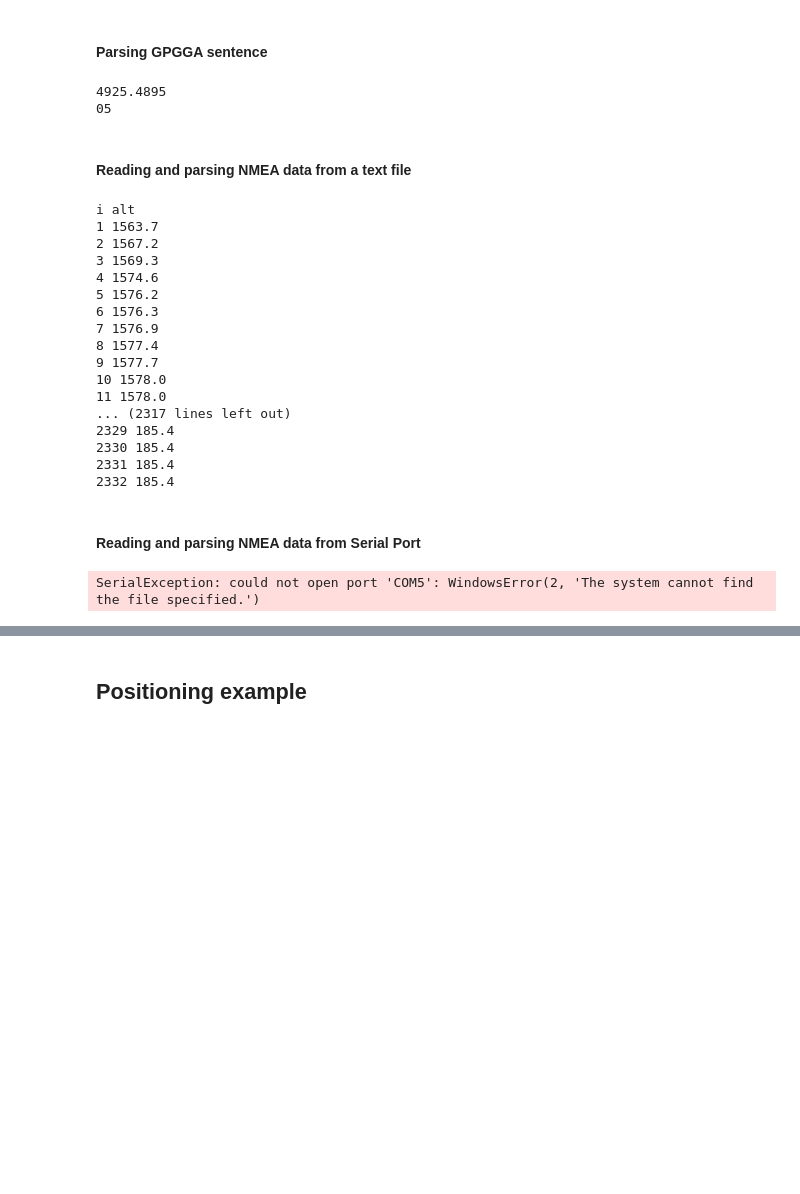
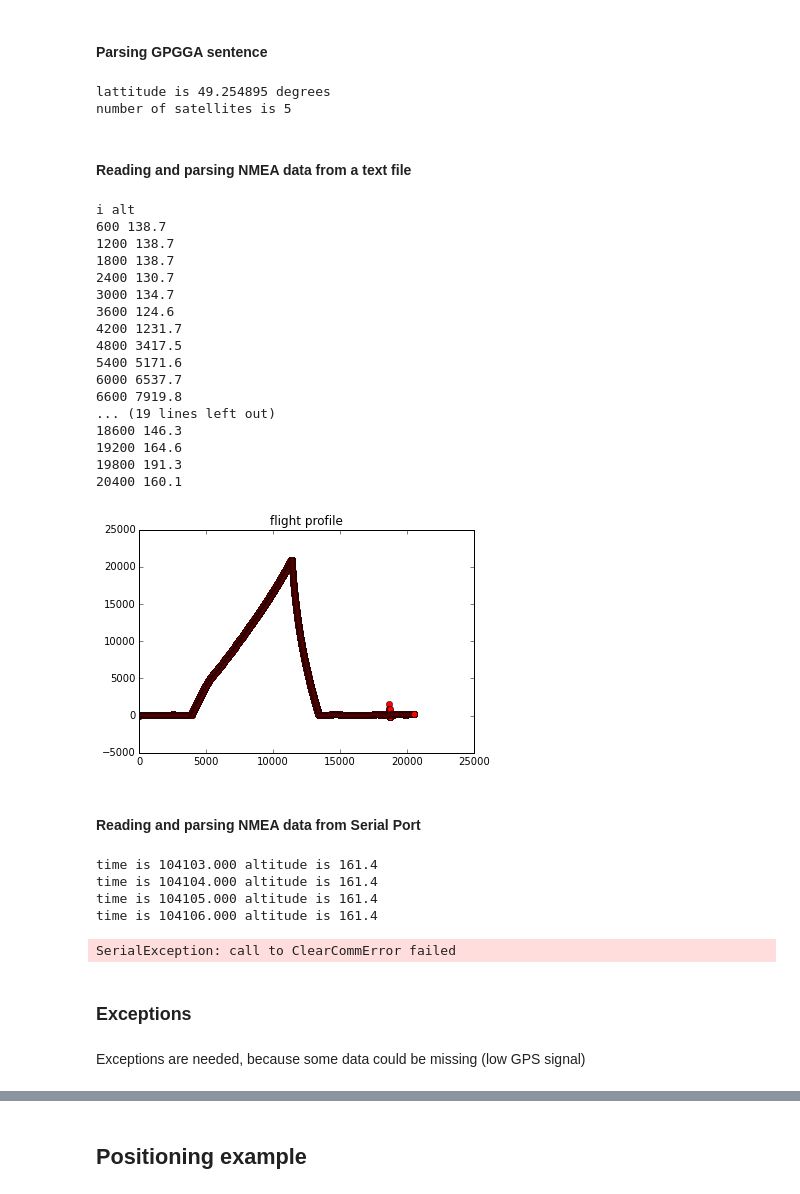
Before and after one commit to axtromob/processing-GPS-receiver-data, a Jupyter notebook: Reading_data_from_GPS_receiver.ipynb, the cells around one changed output, grey strips where cells are left out. Saved outputs shown, nothing was run; the diff lists cells and outputs as text; code cells hidden in the pictures; blank space fills up the shorter version.

```diff
--- a/Reading_data_from_GPS_receiver.ipynb
+++ b/Reading_data_from_GPS_receiver.ipynb
@@ -208,46 +187,59 @@ gpgga = nmea.GPGGA()
 
 # Ask the object to parse the data
 gpgga.parse(data)
-print gpgga.latitude
-print gpgga.num_sats
+print "lattitude is", float(gpgga.latitude)/100, 'degrees'
+print "number of satellites is", int(gpgga.num_sats)
 # %% [output]
-4925.4895
-05
+lattitude is 49.254895 degrees
+number of satellites is 5
 # %% [markdown]
 #### Reading and parsing NMEA data from a text file
 # %%
 i = 0
 alt = 0
 print "i alt"
 
-fin = open('C:\Dropbox\PDK\NMEA.txt') # this file contains recorded data from high-altitude balloon flight
+A = []
+B = []
+fin = open('C:\Dropbox\PDK\DATALOG.txt') # this file contains recorded data from high-altitude balloon flight
 for line in fin:
     if(line[4] == 'G'): # fifth character in $GPGGA
         if(len(line) > 50): # when there is a lock, the sentence gets filled with data
-            #print line
             gpgga = nmea.GPGGA()
             gpgga.parse(line)
             alt = gpgga.antenna_altitude
             i +=1 #increment the counter
-            print i, alt
+            A.append(i)
+            B.append(alt)
+            if i%600 == 0:
+                print i, alt
+
+%matplotlib inline
+
+import matplotlib.pyplot as plt
+plt.figure()
+plt.plot(A, B, 'ro')
+plt.title('flight profile')
+plt.show()
 # %% [output]
 i alt
-1 1563.7
-2 1567.2
-3 1569.3
-4 1574.6
-5 1576.2
-6 1576.3
-7 1576.9
-8 1577.4
-9 1577.7
-10 1578.0
-11 1578.0
-... (2317 lines left out)
-2329 185.4
-2330 185.4
-2331 185.4
-2332 185.4
+600 138.7
+1200 138.7
+1800 138.7
+2400 130.7
+3000 134.7
+3600 124.6
+4200 1231.7
+4800 3417.5
+5400 5171.6
+6000 6537.7
+6600 7919.8
+... (19 lines left out)
+18600 146.3
+19200 164.6
+19800 191.3
+20400 160.1
+[figure, added]
 # %% [markdown]
 #### Reading and parsing NMEA data from Serial Port
 # %%
@@ -259,7 +251,7 @@ with serial.Serial(port, baud) as ser:
         if (ser.inWaiting() > 0):
             data = ser.readline()    #reads bytes followed by a newline
             if data[0:6] == '$GPGGA':
-                print data      #print the sentence to the console
+                #print data      #print the sentence to the console
                 gpgga = nmea.GPGGA()  # class constructor
                 gpgga.parse(data)   # method for parsing the sentence
                 lats = gpgga.latitude
@@ -270,7 +262,15 @@ with serial.Serial(port, baud) as ser:
                 alt = gpgga.antenna_altitude
                 print 'time is', time, 'altitude is', alt
 # %% [output]
-SerialException: could not open port 'COM5': WindowsError(2, 'The system cannot find the file specified.')
+time is 104103.000 altitude is 161.4
+time is 104104.000 altitude is 161.4
+time is 104105.000 altitude is 161.4
+time is 104106.000 altitude is 161.4
+SerialException: call to ClearCommError failed
+# %% [markdown]
+### Exceptions
+# %% [markdown]
+Exceptions are needed, because some data could be missing (low GPS signal)
 # %%
 import serial
 #initialize serial connection
```
Also changed, not shown: parts of 21 cells of this notebook.
